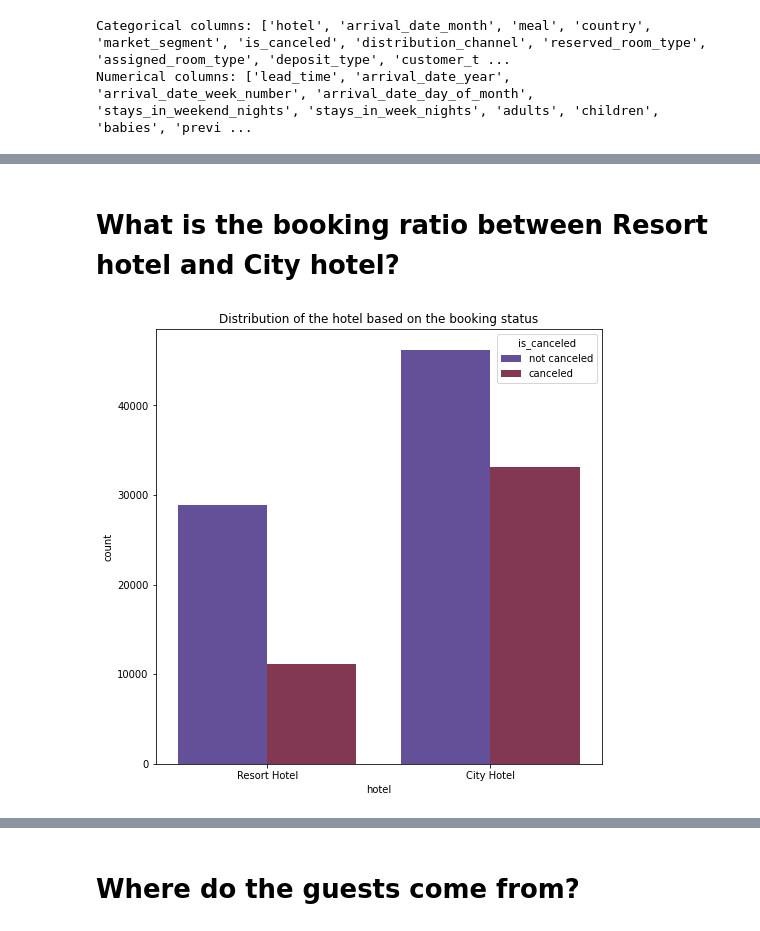
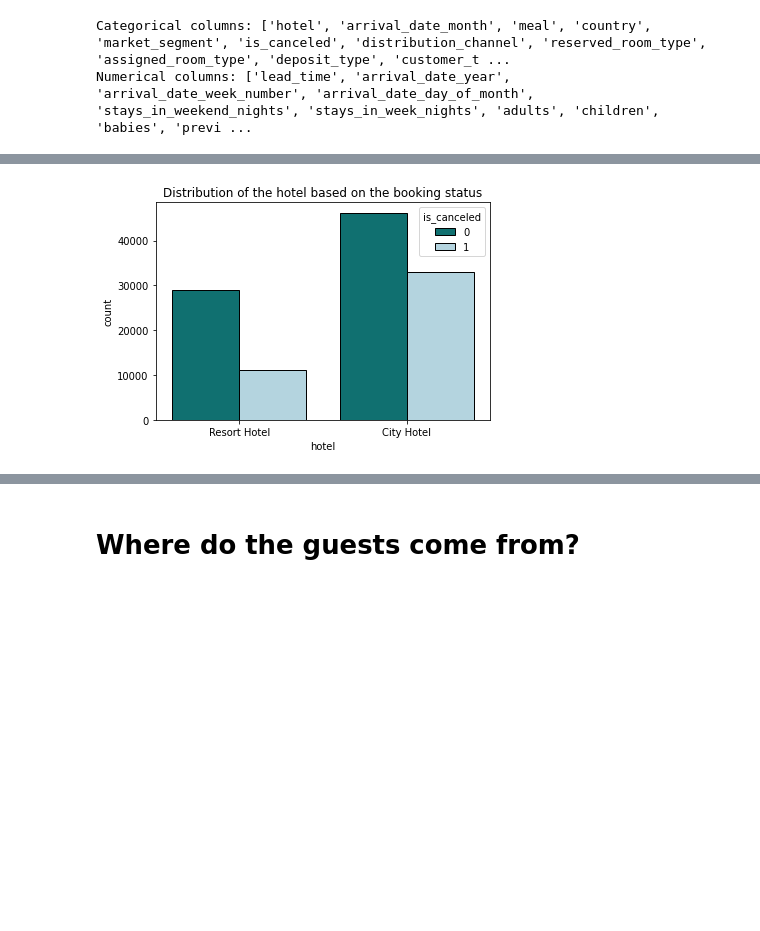
Before and after one commit to rahool010/Hotel-Booking-Analysis, a Jupyter notebook: Hotel_Booking_Analysis_Capstone_Project.ipynb, the cells around one changed output, grey strips where cells are left out. Saved outputs shown, nothing was run; the diff lists cells and outputs as text; code cells hidden in the pictures; blank space fills up the shorter version.

```diff
--- a/Hotel_Booking_Analysis_Capstone_Project.ipynb
+++ b/Hotel_Booking_Analysis_Capstone_Project.ipynb
@@ -309,17 +212,0 @@ We have reduced the outliers
-# %%
-plt.rcParams['figure.figsize'] = 8,8
-df['is_canceled'].replace({1: 'canceled', 0: 'not canceled'}, inplace = True)
-labels = df['is_canceled'].value_counts().index.tolist() # tolist() will convert the index to list for easy manipulation
-
-sizes = df['is_canceled'].value_counts().tolist() # Convert value counts to list
-
-# explode will determine how much each section is separated from each other
-explode = (0, 0.1)
-
-#colors = ['lightskyblue','yellow'] # color for pie chart
-
-# autopct enables you to display the percent value using Python string formatting. .1f% will round off to the tenth place.
-# textprops will adjust the size of text
-plt.pie(sizes, explode=explode, labels=labels, colors=['cyan','magenta'],
-        autopct='%1.1f%%',startangle=90, textprops={'fontsize': 14})
-plt.show()
@@ -328,11 +212,0 @@ plt.show()
-# %%
-plt.rcParams['figure.figsize'] = 8,8
-
-labels = df['hotel'].value_counts().index.tolist()
-sizes = df['hotel'].value_counts().tolist()
-explode = (0, 0.1)
-
-plt.pie(sizes, explode=explode, labels=labels, colors=['#ff3399','#0066cc'],
-        autopct='%1.1f%%',startangle=90, textprops={'fontsize': 14})
-
-plt.show()
@@ -341,11 +213,8 @@ plt.show()
-# %% [markdown]
-# **What is the booking ratio between Resort hotel and City hotel?**
 # %%
-#plt.figure(figsize=(14,6))
-df['is_canceled'].replace({1: 'canceled', 0: 'not canceled'}, inplace = True)
-sns.countplot(df['hotel'], data = df, hue='is_canceled', palette = 'twilight');
-#plt.title('Number of Cancelled Bookings for City hotel and Resort hotel ')
+plt.figure(figsize=(6,4))
+sns.countplot(df['hotel'], data = df, hue='is_canceled',
+              palette = ['teal','lightblue'], edgecolor='k');
 plt.title("Distribution of the hotel based on the booking status")
 plt.show()
 # %% [output]
-[figure, old version]
+[figure, new version]
```
Also changed, not shown: parts of 90 cells of this notebook.
